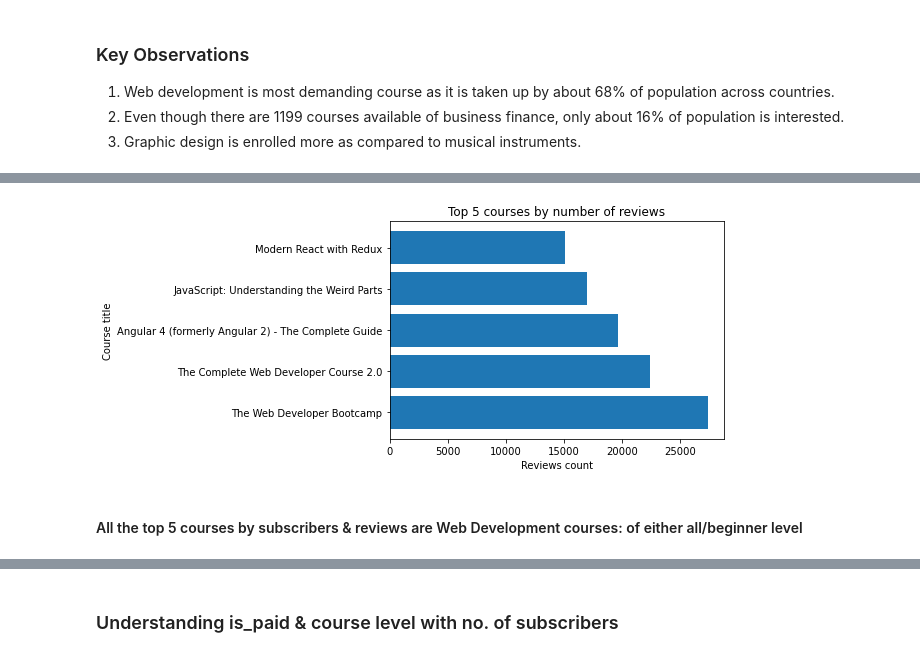
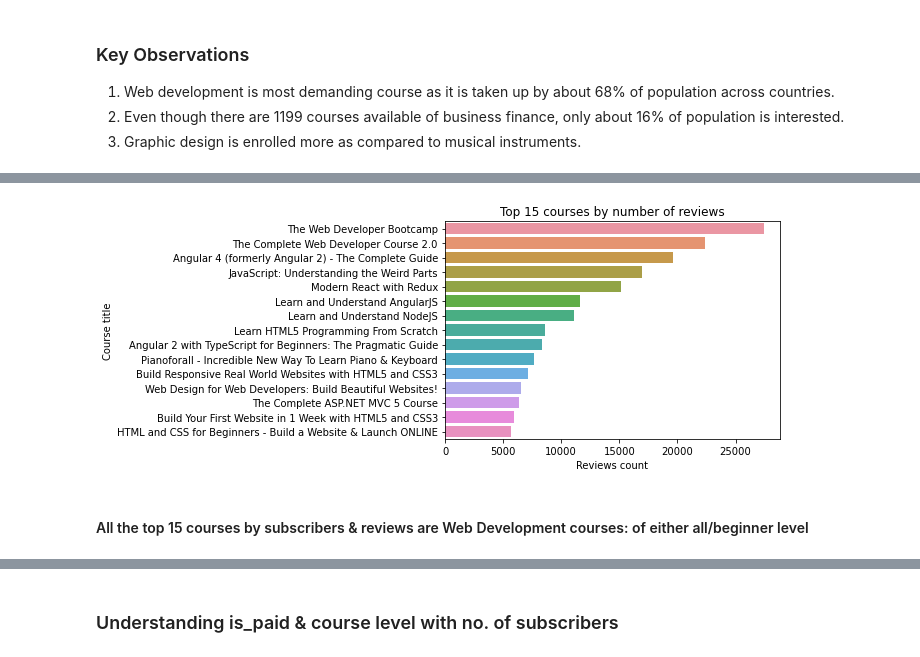
Before and after one commit to akanshya/My-ML-Models, a Jupyter notebook: Udemy Courses Dataset/Udemy Courses Analysis.ipynb, the cells around one changed output, grey strips where cells are left out. Drawn from its saved outputs; the diff is of its cells as text; code cells hidden in the pictures.

```diff
--- a/Udemy Courses Dataset/Udemy Courses Analysis.ipynb
+++ b/Udemy Courses Dataset/Udemy Courses Analysis.ipynb
@@ -176,6 +184,6 @@ plt.show()
 # %%
-top5_reviewed=dataset.sort_values('num_reviews',ascending=False).head(5)#top reviewed courses
-top5_reviewed
+top15_reviewed=dataset.sort_values('num_reviews',ascending=False).head(15)#top reviewed courses
+top15_reviewed
 # %% [output]
 |  | course_title | is_paid | price | num_subscribers | num_reviews | num_lectures | level | content_duration | ... |
 | 3235 | The Web Developer Bootcamp | TRUE | 200 | 121584 | 27445 | 342 | All Levels | 43 hours | ... |
@@ -186,10 +204,10 @@ top5_reviewed
 # %%
-plt.barh(top5_reviewed.course_title, top5_reviewed.num_reviews)
+sns.barplot(top15_reviewed.num_reviews,top15_reviewed.course_title,orient='h')
 plt.xlabel("Reviews count")
 plt.ylabel("Course title")
-plt.title("Top 5 courses by number of reviews")
+plt.title("Top 15 courses by number of reviews")
 plt.show()
 # %% [output]
-[figure, old version]
+[figure, new version]
 # %% [markdown]
-#### All the top 5 courses by subscribers & reviews are Web Development courses: of either all/beginner level
+#### All the top 15 courses by subscribers & reviews are Web Development courses: of either all/beginner level
```
Also changed, not shown: parts of 6 cells of this notebook.
